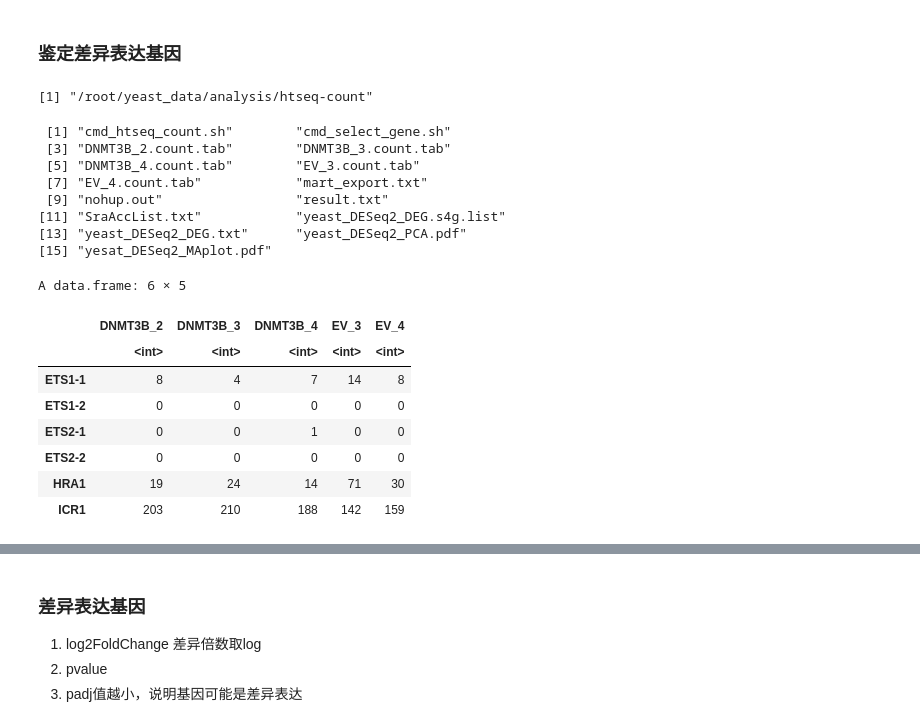
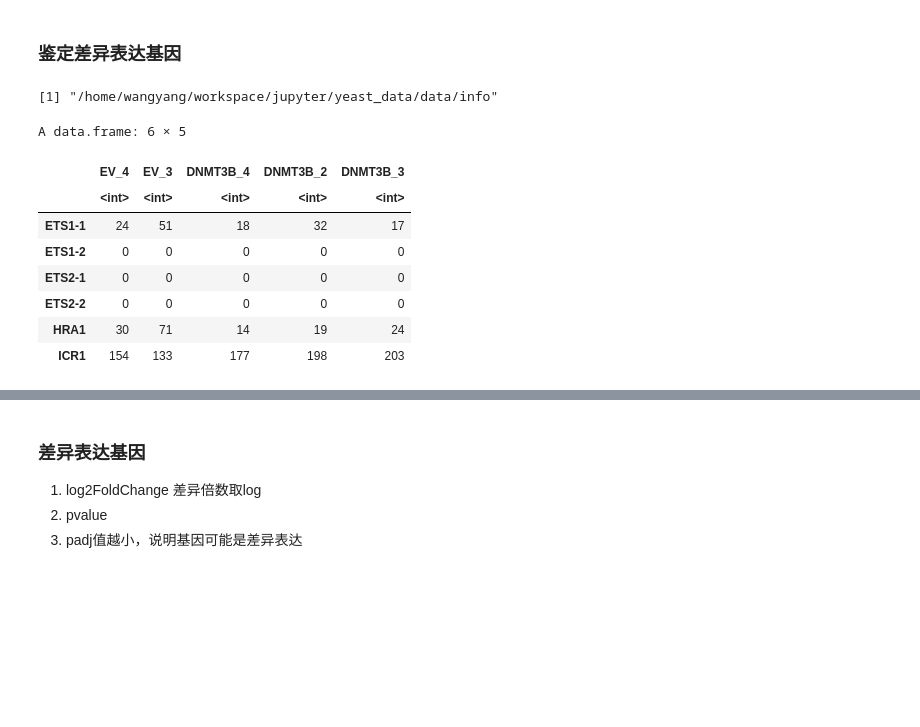
Before and after one commit to wangyang1749/yeast_data, a Jupyter notebook: script/DEG_detection.ipynb, the cells around one changed output, grey strips where cells are left out. Saved outputs shown, nothing was run; the diff lists cells and outputs as text; code cells hidden in the pictures; blank space fills up the shorter version.

```diff
--- a/script/DEG_detection.ipynb
+++ b/script/DEG_detection.ipynb
@@ -1,35 +1,25 @@
 # %% [markdown]
 ### 鉴定差异表达基因
+# %%
+setwd("~/workspace/jupyter/yeast_data/data/info/")
+getwd()
+# %% [output]
+[1] "/home/wangyang/workspace/jupyter/yeast_data/data/info"
 # %%
-#install.packages("BiocManager")
-getwd()
-setwd("/root/yeast_data/analysis/htseq-count")
-
-list.files()
-
-count_tab <- read.table("result.txt",header=T)
+count_tab <- read.table("result.csv",header=T)
 rownames(count_tab) <- count_tab$gene_id # count_tab[,1]
 # 去掉第一列
 count_tab <- count_tab[,-c(1)]
-count_tab <- count_tab[c(1,3,4,2,5)]
+# count_tab <- count_tab[c(1,3,4,2,5)]　# 没用？
+count_tab <- count_tab[c(1,4,2,3,5)]
 head(count_tab)
-#?read.table
 # %% [output]
-[1] "/root/yeast_data/analysis/htseq-count"
+A data.frame: 6 × 5
- [1] "cmd_htseq_count.sh"        "cmd_select_gene.sh"
- [3] "DNMT3B_2.count.tab"        "DNMT3B_3.count.tab"
- [5] "DNMT3B_4.count.tab"        "EV_3.count.tab"
- [7] "EV_4.count.tab"            "mart_export.txt"
- [9] "nohup.out"                 "result.txt"
-[11] "SraAccList.txt"            "yeast_DESeq2_DEG.s4g.list"
-[13] "yeast_DESeq2_DEG.txt"      "yeast_DESeq2_PCA.pdf"
-[15] "yesat_DESeq2_MAplot.pdf"
-A data.frame: 6 × 5
-|  | DNMT3B_2 | DNMT3B_3 | DNMT3B_4 | EV_3 | EV_4 |
+|  | EV_4 | EV_3 | DNMT3B_4 | DNMT3B_2 | DNMT3B_3 |
 |  | <int> | <int> | <int> | <int> | <int> |
-| ETS1-1 | 8 | 4 | 7 | 14 | 8 |
+| ETS1-1 | 24 | 51 | 18 | 32 | 17 |
 | ETS1-2 | 0 | 0 | 0 | 0 | 0 |
-| ETS2-1 | 0 | 0 | 1 | 0 | 0 |
+| ETS2-1 | 0 | 0 | 0 | 0 | 0 |
 | ETS2-2 | 0 | 0 | 0 | 0 | 0 |
-| HRA1 | 19 | 24 | 14 | 71 | 30 |
-| ICR1 | 203 | 210 | 188 | 142 | 159 |
+| HRA1 | 30 | 71 | 14 | 19 | 24 |
+| ICR1 | 154 | 133 | 177 | 198 | 203 |
```
Also changed, not shown: parts of 13 cells of this notebook, 19 other files.
